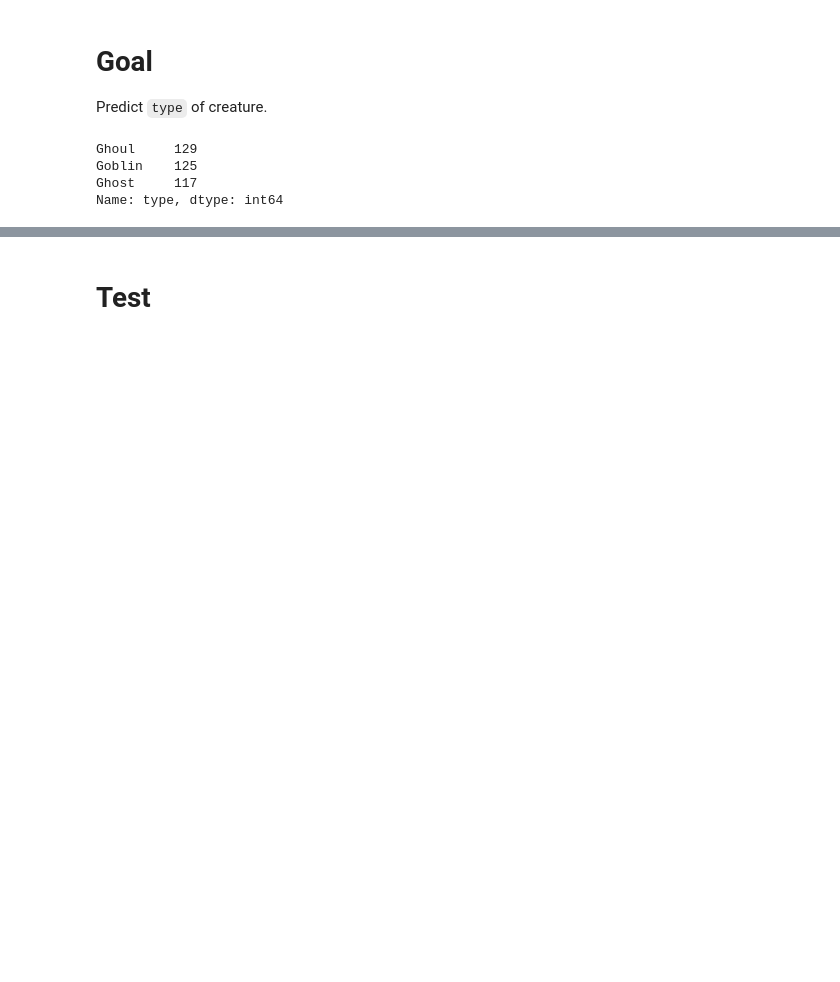
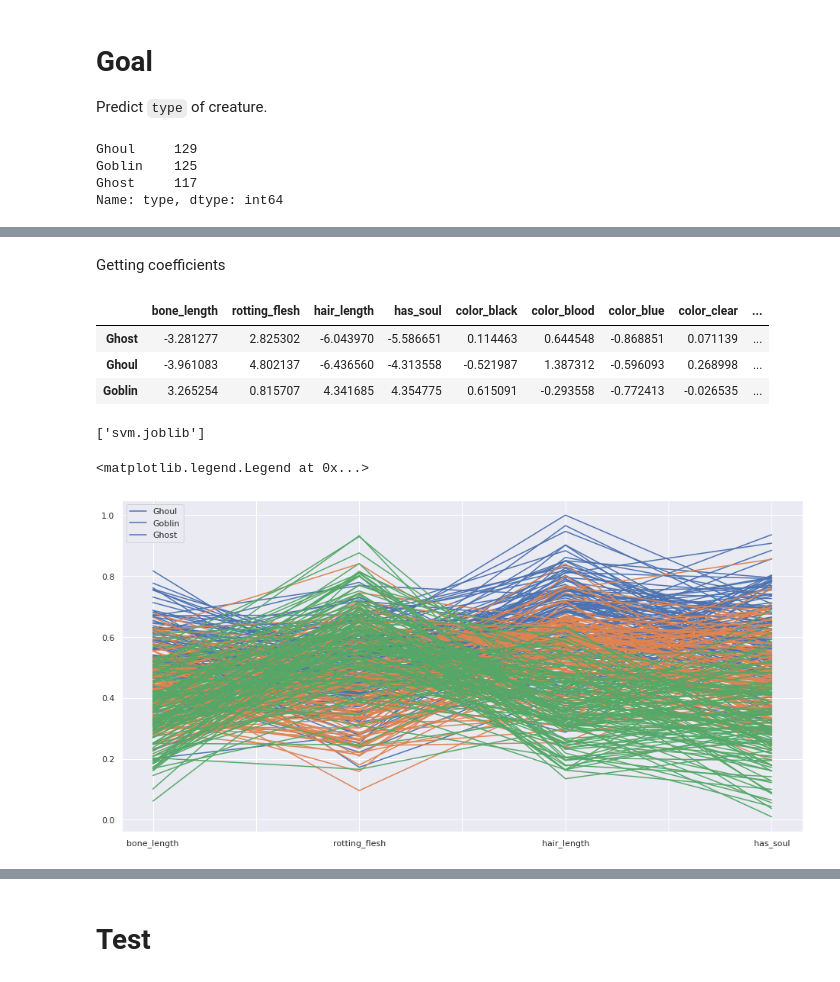
Before and after one commit to it176131/Ghouls-Goblins-and-Ghosts...-Boo-, a Jupyter notebook: Ghouls, Goblins, and Ghosts... Boo!.ipynb, the cells around one changed output, grey strips where cells are left out. Saved outputs shown, nothing was run; the diff lists cells and outputs as text; code cells hidden in the pictures; blank space fills up the shorter version.

Commit message:
looking at coefs.

```diff
--- a/Ghouls, Goblins, and Ghosts... Boo!.ipynb
+++ b/Ghouls, Goblins, and Ghosts... Boo!.ipynb
@@ -171,0 +466,73 @@ X = X_num.join(X_obj)
+# %% [markdown]
+Getting coefficients
+# %%
+scale = rscv.best_estimator_.named_steps.scale
+
+var = rscv.best_estimator_.named_steps.var
+
+select = rscv.best_estimator_.named_steps.select
+
+clf = rscv.best_estimator_.named_steps.clf
+
+X_ = pd.DataFrame(
+    scale.transform(X),
+    index=X.index,
+    columns=X.columns,
+)
+
+X_ = pd.DataFrame(
+    var.transform(X_),
+    index=X_.index,
+    columns=X_.columns[var.get_support()]
+)
+
+X_ = pd.DataFrame(
+    select.transform(X_),
+    index=X_.index,
+    columns=X_.columns[select.get_support()]
+)
+
+clf.fit(X_, y)
+
+coefficients = pd.DataFrame(
+    clf.coef_,
+    index=clf.classes_,
+    columns=X_.columns
+)
+
+coef_mask = coefficients.sum().mask(lambda x: x == 0)
+
+coef_mask.dropna(inplace=True)
+
+coefficients = coefficients.reindex(columns=coef_mask.index)
+
+coefficients
+# %% [output]
+|  | bone_length | rotting_flesh | hair_length | has_soul | color_black | color_blood | color_blue | color_clear | ... |
+| Ghost | -3.281277 | 2.825302 | -6.043970 | -5.586651 | 0.114463 | 0.644548 | -0.868851 | 0.071139 | ... |
+| Ghoul | -3.961083 | 4.802137 | -6.436560 | -4.313558 | -0.521987 | 1.387312 | -0.596093 | 0.268998 | ... |
+| Goblin | 3.265254 | 0.815707 | 4.341685 | 4.354775 | 0.615091 | -0.293558 | -0.772413 | -0.026535 | ... |
+# %%
+joblib.dump(rscv.best_estimator_, "svm.joblib", compress=True)
+# %% [output]
+['svm.joblib']
+# %%
+fig, ax = plt.subplots(figsize=(16,8))
+
+h,l = [], []
+
+for i,g in enumerate(train.type.unique()):
+
+    _ = train.loc[train.type == g, :'has_soul'].copy()
+    _ = _.T.copy()
+
+    _.plot(label=g, c=sns.color_palette()[i], ax=ax)
+
+    h_, l_ = ax.get_legend_handles_labels()
+    h.append(h_[0])
+    l.append(g)
+
+ax.legend(h,l)
+# %% [output]
+<matplotlib.legend.Legend at 0x...>
+[figure, added]
```
Also changed, not shown: parts of 412 cells of this notebook.
